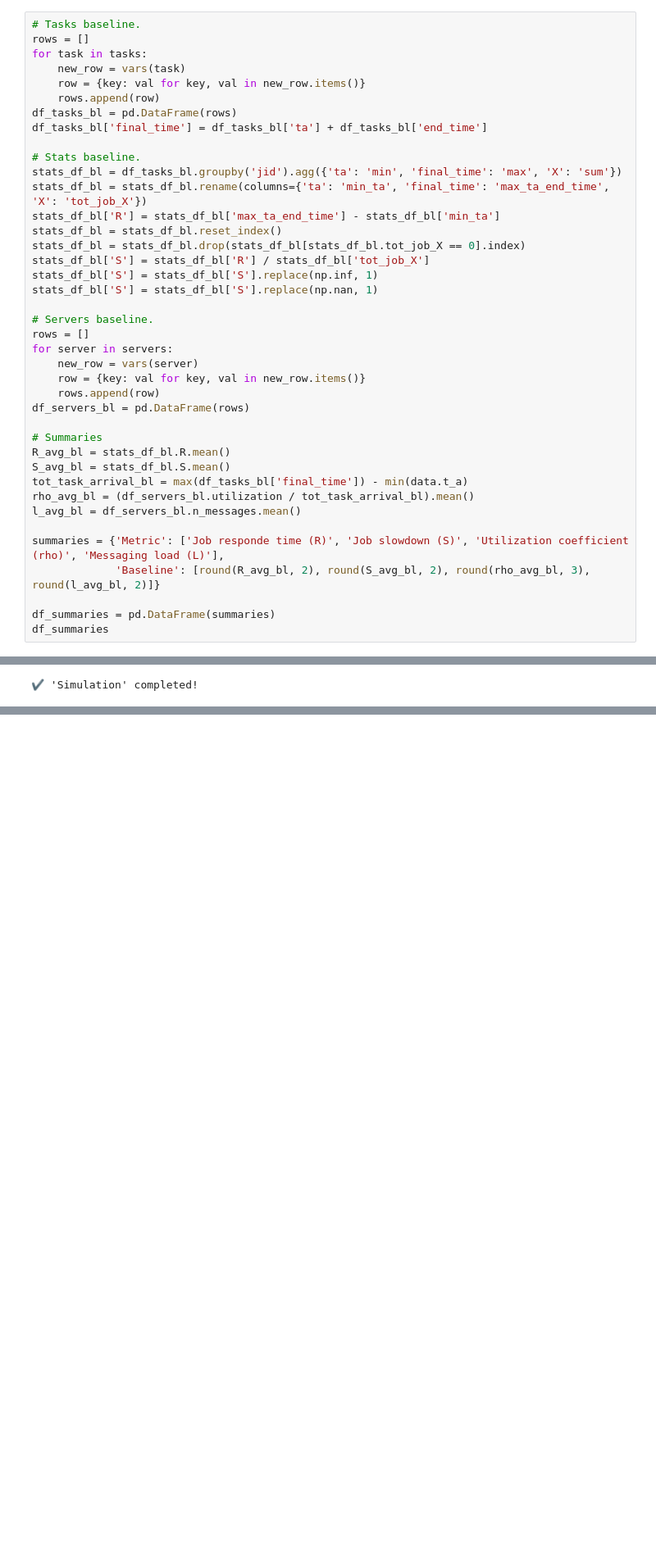
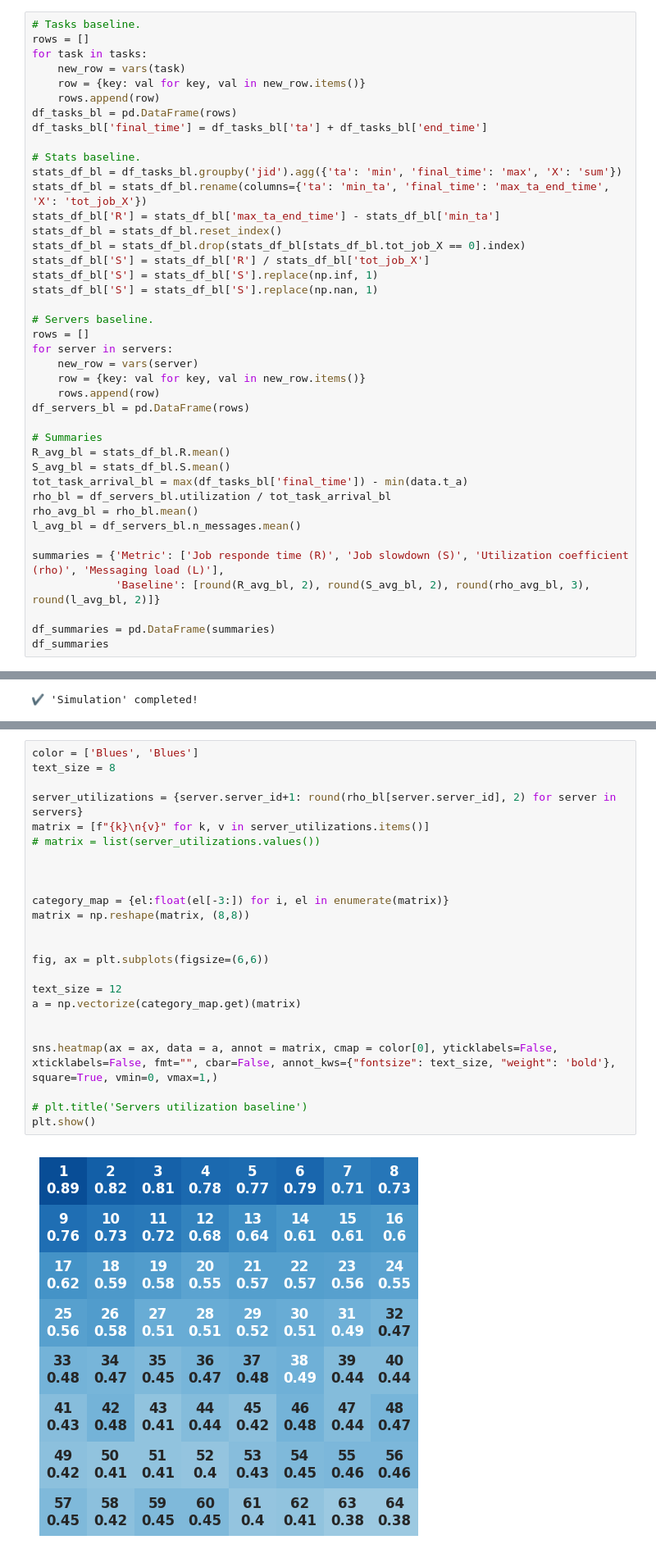
Before and after one commit to Matteo-Candi/Data_Center, a Jupyter notebook: Hw_2/main.ipynb, the cells around one changed output, grey strips where cells are left out. Shown at 82% size. Drawn from its saved outputs; the diff is of its cells as text; blank space fills up the shorter version.

```diff
--- a/Hw_2/main.ipynb
+++ b/Hw_2/main.ipynb
@@ -284,7 +284,8 @@ df_servers_bl = pd.DataFrame(rows)
 R_avg_bl = stats_df_bl.R.mean()
 S_avg_bl = stats_df_bl.S.mean()
 tot_task_arrival_bl = max(df_tasks_bl['final_time']) - min(data.t_a)
-rho_avg_bl = (df_servers_bl.utilization / tot_task_arrival_bl).mean()
+rho_bl = df_servers_bl.utilization / tot_task_arrival_bl
+rho_avg_bl = rho_bl.mean()
 l_avg_bl = df_servers_bl.n_messages.mean()
 
 summaries = {'Metric': ['Job responde time (R)', 'Job slowdown (S)', 'Utilization coefficient (rho)', 'Messaging load (L)'],
@@ -634,2 +577,28 @@ Average values
 | 3 | Messaging load (L) | 4694658.700 | 4694658.700 |
+# %%
+color = ['Blues', 'Blues']
+text_size = 8
+
+server_utilizations = {server.server_id+1: round(rho_bl[server.server_id], 2) for server in servers}
+matrix = [f"{k}\n{v}" for k, v in server_utilizations.items()]
+# matrix = list(server_utilizations.values())
+
+
+
+category_map = {el:float(el[-3:]) for i, el in enumerate(matrix)}
+matrix = np.reshape(matrix, (8,8))
+
+
+fig, ax = plt.subplots(figsize=(6,6))
+
+text_size = 12
+a = np.vectorize(category_map.get)(matrix)
+
+
+sns.heatmap(ax = ax, data = a, annot = matrix, cmap = color[0], yticklabels=False, xticklabels=False, fmt="", cbar=False, annot_kws={"fontsize": text_size, "weight": 'bold'}, square=True, vmin=0, vmax=1,)
+
+# plt.title('Servers utilization baseline')
+plt.show()
+# %% [output]
+[figure, added]
 # %%
```
Also changed, not shown: parts of 10 cells of this notebook, 8 other files.
